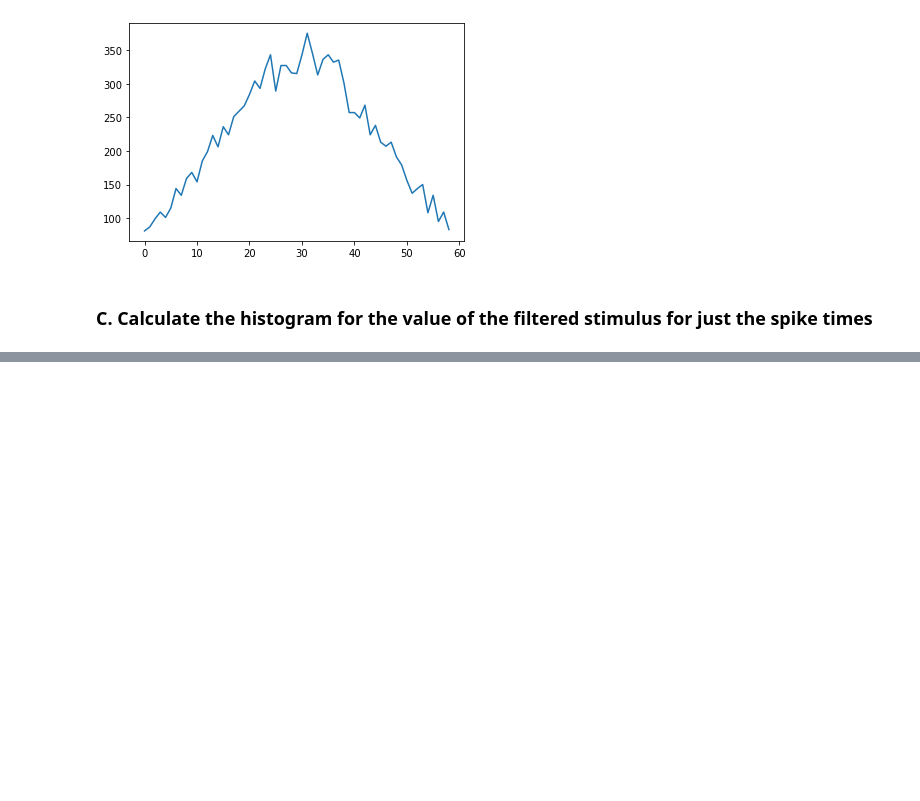
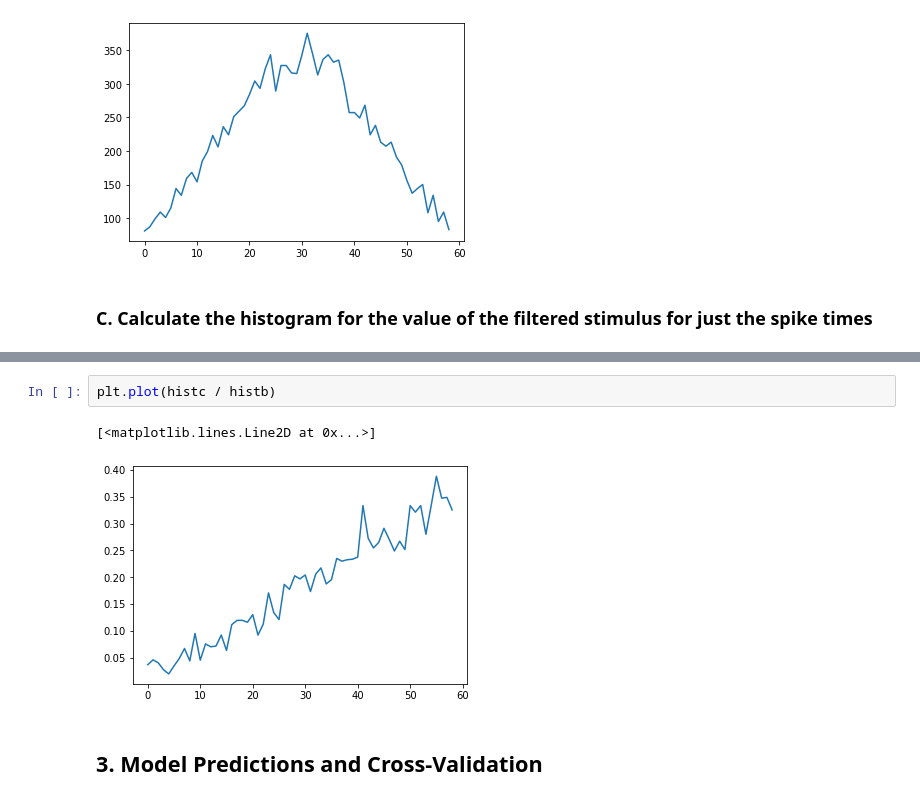
Before and after one commit to NeuroTheoryUMD/mattjac, a Jupyter notebook: sta_exercise.ipynb, the cells around one changed output, grey strips where cells are left out. Drawn from its saved outputs; the diff is of its cells as text; blank space fills up the shorter version.

```diff
--- a/sta_exercise.ipynb
+++ b/sta_exercise.ipynb
@@ -315,0 +342,7 @@ plt.plot(hist)
+# %%
+plt.plot(histc / histb)
+# %% [output]
+[<matplotlib.lines.Line2D at 0x...>]
+[figure, added]
+# %% [markdown]
+## 3. Model Predictions and Cross-Validation
```
Also changed, not shown: parts of 16 cells of this notebook.
